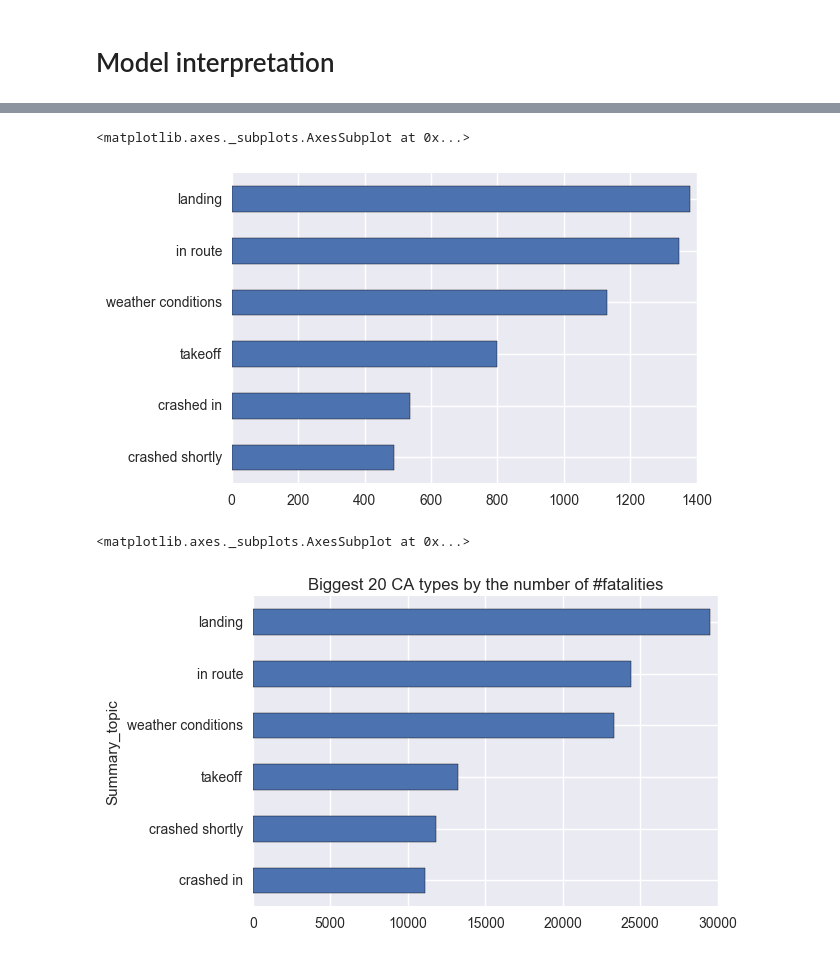
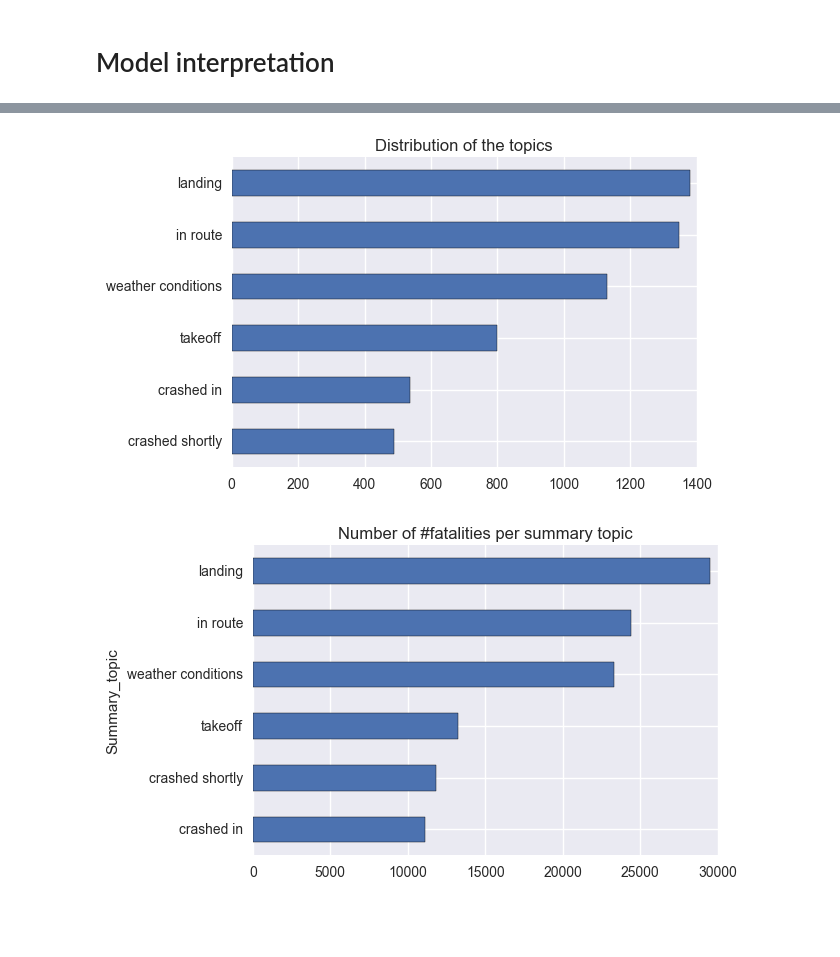
Before and after one commit to DanilBaibak/crash_planes, a Jupyter notebook: summaries_investigation.ipynb, the cells around one changed output, grey strips where cells are left out. Saved outputs shown, nothing was run; the diff lists cells and outputs as text; code cells hidden in the pictures; blank space fills up the shorter version.

Commit message:
Added charts for destributions per summary topics

```diff
--- a/summaries_investigation.ipynb
+++ b/summaries_investigation.ipynb
@@ -222,6 +219,7 @@ plt.xticks(range(7), summaries_topics, rotation=50, ha='center')
 [figure]
 # %%
 def get_topic_summary(summary_number):
+    """Get the topic of the current summary"""
     summary_topics = lda.get_document_topics(corpus[summary_number])
     summary_topics.sort(key=lambda tup: tup[1], reverse=True)
 
@@ -233,12 +231,11 @@ for i in range(df.shape[0]):
    df.loc[df.index[i], 'Summary_topic'] = get_topic_summary(i)
 # %%
 df.Summary_topic.value_counts().sort_values(ascending=True).plot.barh()
+plt.title('Distribution of the topics');
 # %% [output]
-<matplotlib.axes._subplots.AxesSubplot at 0x...>
-[figure, old version]
+[figure, new version]
 # %%
 s = df.groupby(by=['Summary_topic']).Fatalities_total.sum().sort_values(ascending=True, na_position='first')[-20:]
-s.plot.barh(title='Biggest 20 CA types by the number of #fatalities')
+s.plot.barh(title='Number of #fatalities per summary topic');
 # %% [output]
-<matplotlib.axes._subplots.AxesSubplot at 0x...>
-[figure, old version]
+[figure, new version]
```
Also changed, not shown: parts of 11 cells of this notebook.
